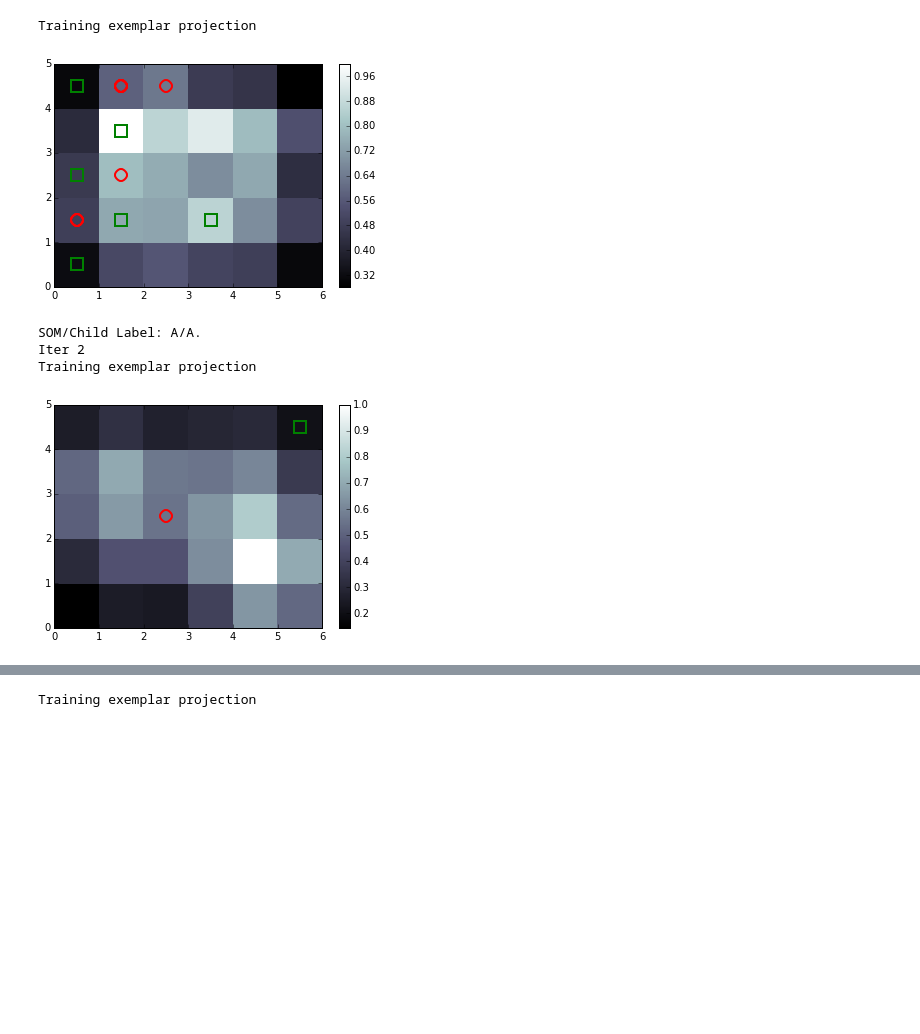
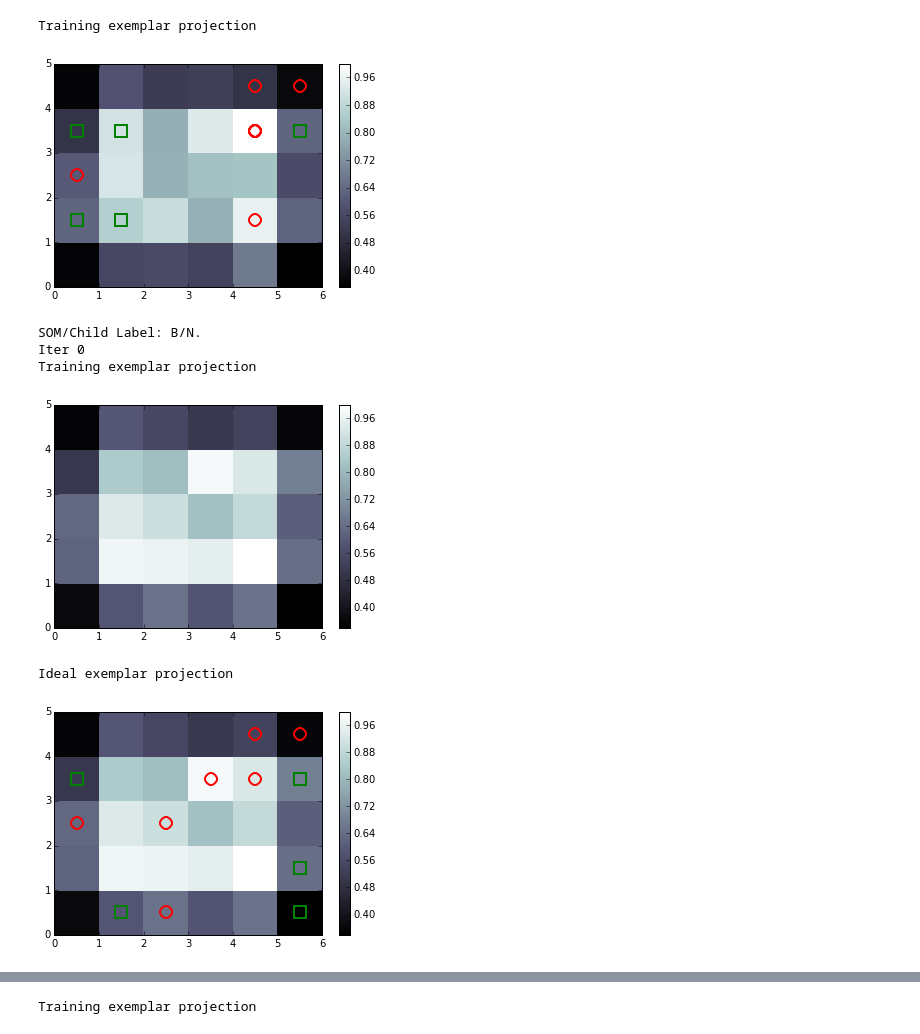
Before and after one commit to sriveravi/som, a Jupyter notebook: runSOM2.ipynb, the cells around one changed output, grey strips where cells are left out. Cells and saved outputs as stored; diff of their text form; code cells hidden in the pictures; blank space fills up the shorter version.

```diff
--- a/runSOM2.ipynb
+++ b/runSOM2.ipynb
@@ -253,7 +251,7 @@ class SOM:
 #     return ( data[:7,:], data[7:,:] )
 # %%
 # init som
-mod = SOM( '4750.csv', learning_rate=0.5 )
+mod = SOM( '4750.csv', learning_rate=0.001 )
 mod.show()
 
 # print mod.ideal[6:8,:]
@@ -261,24 +259,26 @@ mod.show()
 # print mod.target
 # %% [output]
 Training exemplar projection
-[figure, old version]
+[figure, new version]
 # %%
 
 # train incrementally example
 
 
 somLab, childLab = mod.predOne( verbose=True)
 
 
 mod.trainOne()  #  don't use mod.trainOneGliozzi()
 print( 'Iter %d'% mod.dataIdx )
 mod.show(mod.dataIdx)
-# mod.showIdeal()  # ideal exemplars on trained map
+mod.showIdeal()  # ideal exemplars on trained map
 # %% [output]
-SOM/Child Label: A/A.
-Iter 2
+SOM/Child Label: B/N.
+Iter 0
 Training exemplar projection
-[figure, old version]
+[figure, new version]
+Ideal exemplar projection
+[figure, added]
 # %%
 # train incrementally and store predictions (just testing)
 
```
Also changed, not shown: parts of 5 cells of this notebook.
